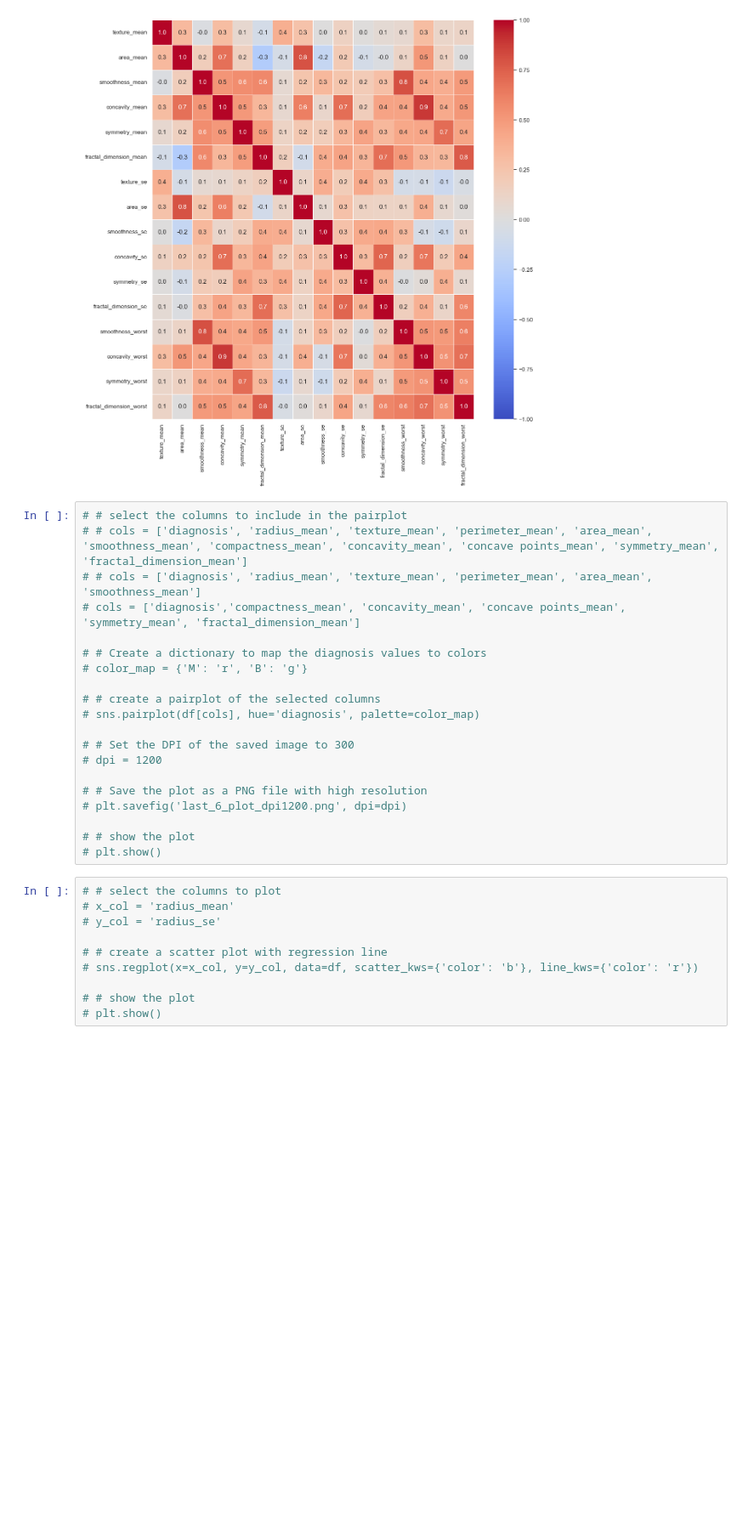
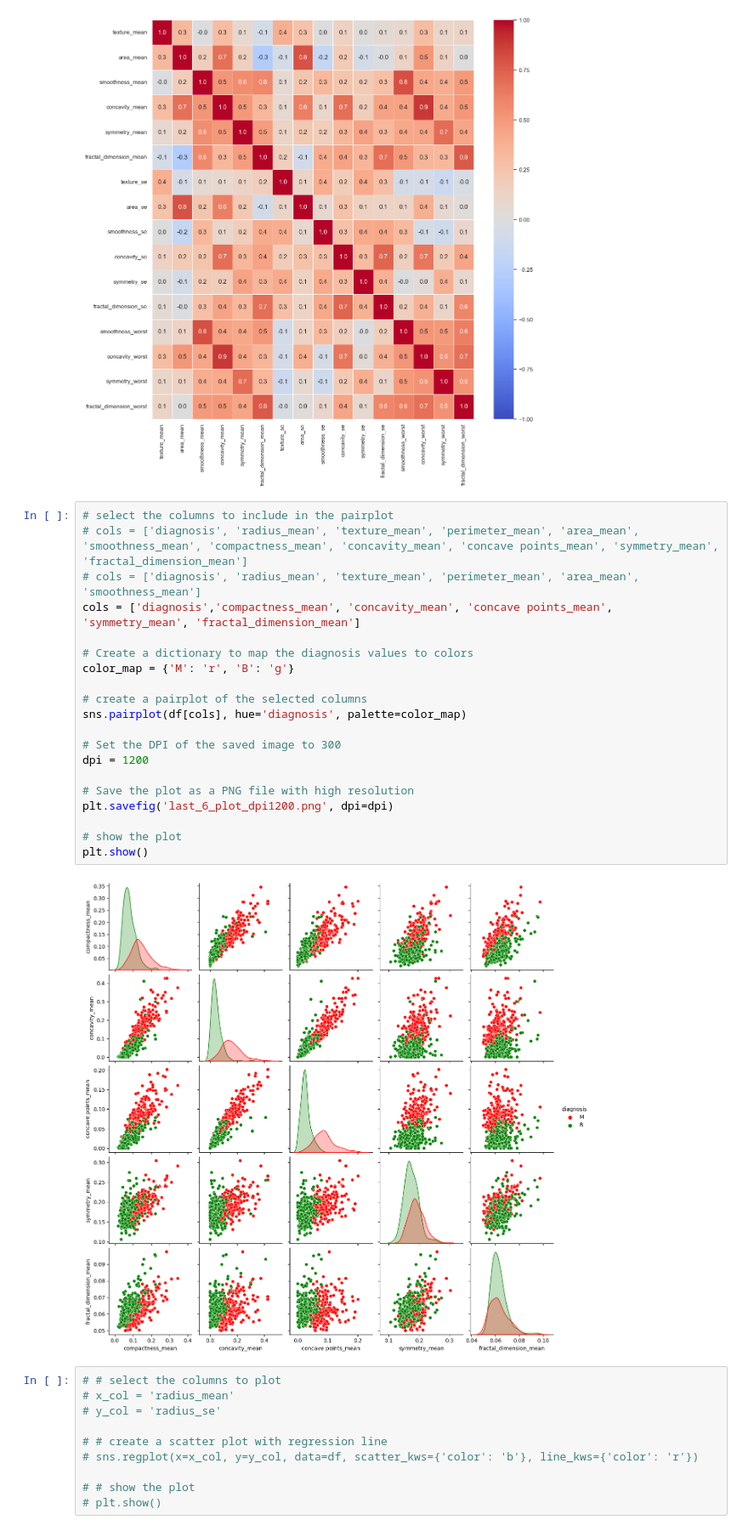
Before and after one commit to 6410615139/Project_Cancer, a Jupyter notebook: review_data.ipynb, the cells around one changed output. Shown at 85% size. Drawn from its saved outputs; the diff is of its cells as text; blank space fills up the shorter version.

```diff
--- a/review_data.ipynb
+++ b/review_data.ipynb
@@ -518,25 +528,27 @@ plt.savefig('heatmap_drop_dpi400.png', dpi=dpi)
 # %% [output]
 [figure]
 # %%
-# # select the columns to include in the pairplot
-# # cols = ['diagnosis', 'radius_mean', 'texture_mean', 'perimeter_mean', 'area_mean', 'smoothness_mean', 'compactness_mean', 'concavity_mean', 'concave points_mean', 'symmetry_mean', 'fractal_dimension_mean']
-# # cols = ['diagnosis', 'radius_mean', 'texture_mean', 'perimeter_mean', 'area_mean', 'smoothness_mean']
-# cols = ['diagnosis','compactness_mean', 'concavity_mean', 'concave points_mean', 'symmetry_mean', 'fractal_dimension_mean']
+# select the columns to include in the pairplot
+# cols = ['diagnosis', 'radius_mean', 'texture_mean', 'perimeter_mean', 'area_mean', 'smoothness_mean', 'compactness_mean', 'concavity_mean', 'concave points_mean', 'symmetry_mean', 'fractal_dimension_mean']
+# cols = ['diagnosis', 'radius_mean', 'texture_mean', 'perimeter_mean', 'area_mean', 'smoothness_mean']
+cols = ['diagnosis','compactness_mean', 'concavity_mean', 'concave points_mean', 'symmetry_mean', 'fractal_dimension_mean']
 
-# # Create a dictionary to map the diagnosis values to colors
-# color_map = {'M': 'r', 'B': 'g'}
+# Create a dictionary to map the diagnosis values to colors
+color_map = {'M': 'r', 'B': 'g'}
 
-# # create a pairplot of the selected columns
-# sns.pairplot(df[cols], hue='diagnosis', palette=color_map)
+# create a pairplot of the selected columns
+sns.pairplot(df[cols], hue='diagnosis', palette=color_map)
 
-# # Set the DPI of the saved image to 300
-# dpi = 1200
+# Set the DPI of the saved image to 300
+dpi = 1200
 
-# # Save the plot as a PNG file with high resolution
-# plt.savefig('last_6_plot_dpi1200.png', dpi=dpi)
+# Save the plot as a PNG file with high resolution
+plt.savefig('last_6_plot_dpi1200.png', dpi=dpi)
 
-# # show the plot
-# plt.show()
+# show the plot
+plt.show()
+# %% [output]
+[figure, added]
 # %%
 # # select the columns to plot
 # x_col = 'radius_mean'
```
Also changed, not shown: parts of 4 cells of this notebook, 2 other files.
